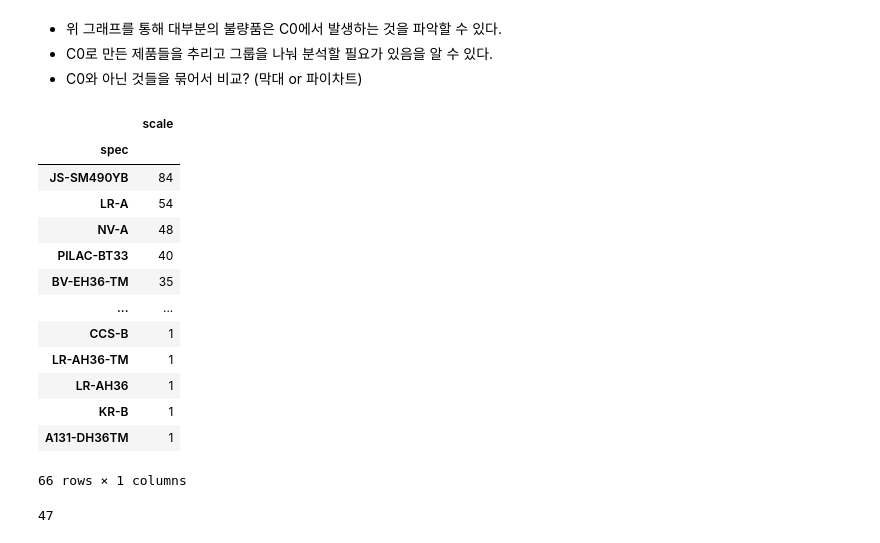
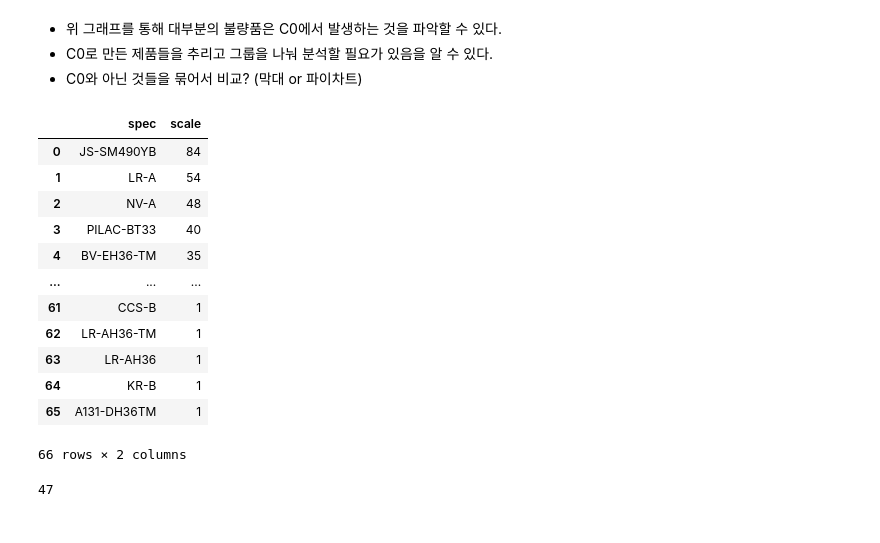
Before and after one commit to Liamns/steel_project, a Jupyter notebook: mg_project_1028.ipynb, the cells around one changed output. Drawn from its saved outputs; the diff is of its cells as text; code cells hidden in the pictures.

```diff
--- a/mg_project_1028.ipynb
+++ b/mg_project_1028.ipynb
@@ -179,22 +187,22 @@ plt.show()
 # %%
 plt01 = steel.groupby('spec')[['scale']].count()
 plt01.sort_values(by='scale', ascending=False, inplace=True)
+plt01=plt01.reset_index()
 plt01
 # %% [output]
-|  | scale |
-| spec |  |
-| JS-SM490YB | 84 |
-| LR-A | 54 |
-| NV-A | 48 |
-| PILAC-BT33 | 40 |
-| BV-EH36-TM | 35 |
-| ... | ... |
-| CCS-B | 1 |
-| LR-AH36-TM | 1 |
-| LR-AH36 | 1 |
-| KR-B | 1 |
-| A131-DH36TM | 1 |
+|  | spec | scale |
+| 0 | JS-SM490YB | 84 |
+| 1 | LR-A | 54 |
+| 2 | NV-A | 48 |
+| 3 | PILAC-BT33 | 40 |
+| 4 | BV-EH36-TM | 35 |
+| ... | ... | ... |
+| 61 | CCS-B | 1 |
+| 62 | LR-AH36-TM | 1 |
+| 63 | LR-AH36 | 1 |
+| 64 | KR-B | 1 |
+| 65 | A131-DH36TM | 1 |
-66 rows × 1 columns
+66 rows × 2 columns
 # %%
 pie01 = plt01.iloc[:19, :]
 pie02 = plt01.iloc[19:, :]
```
Also changed, not shown: parts of 21 cells of this notebook.
